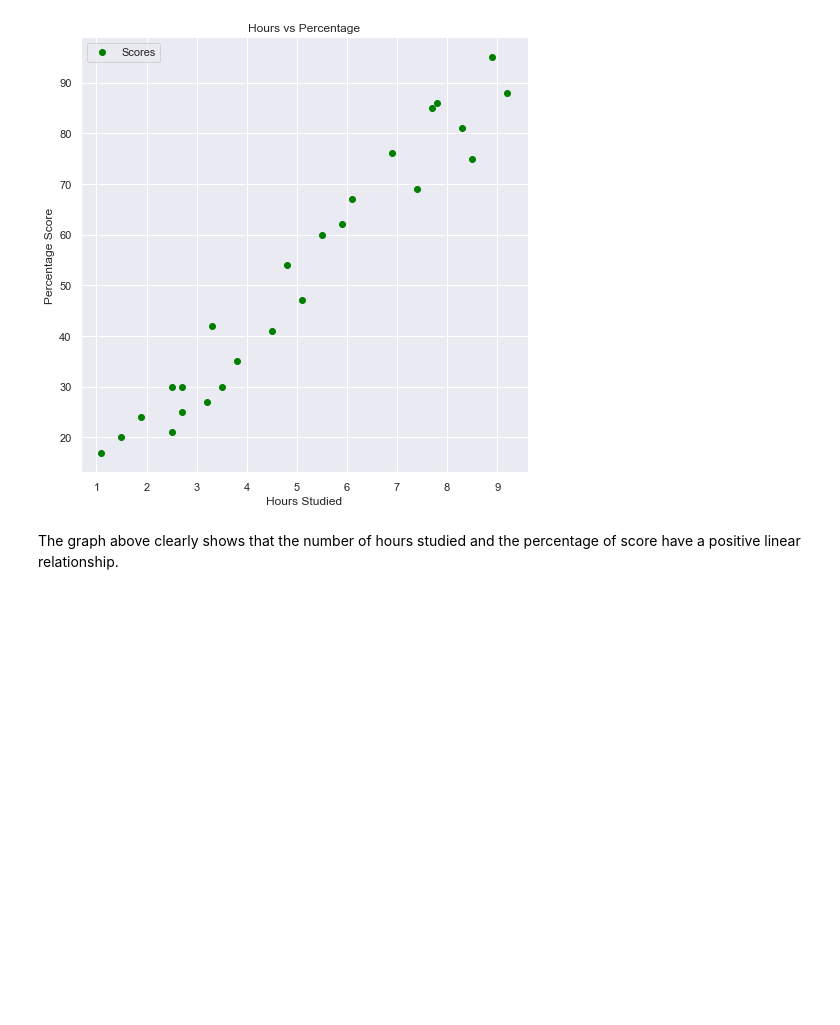
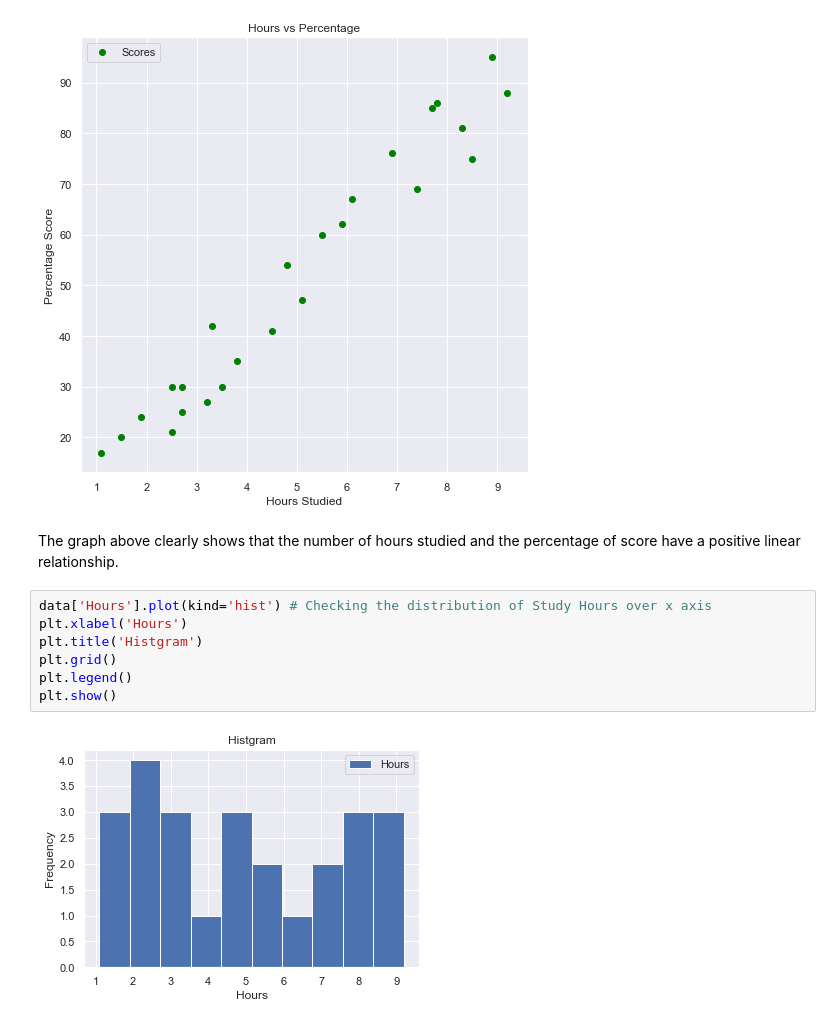
Before and after one commit to Rasel-25/ML, a Jupyter notebook: Classification/GRIP_Task/Study_Hours.ipynb, the cells around one changed output. Cells and saved outputs as stored; diff of their text form; blank space fills up the shorter version.

```diff
--- a/Classification/GRIP_Task/Study_Hours.ipynb
+++ b/Classification/GRIP_Task/Study_Hours.ipynb
@@ -103,3 +108,12 @@ plt.show()
 [figure]
 # %% [markdown]
 The graph above clearly shows that the number of hours studied and the percentage of score have a positive linear relationship.
+# %%
+data['Hours'].plot(kind='hist') # Checking the distribution of Study Hours over x axis
+plt.xlabel('Hours')
+plt.title('Histgram')
+plt.grid()
+plt.legend()
+plt.show()
+# %% [output]
+[figure, added]
```
Also changed, not shown: parts of 23 cells of this notebook.
